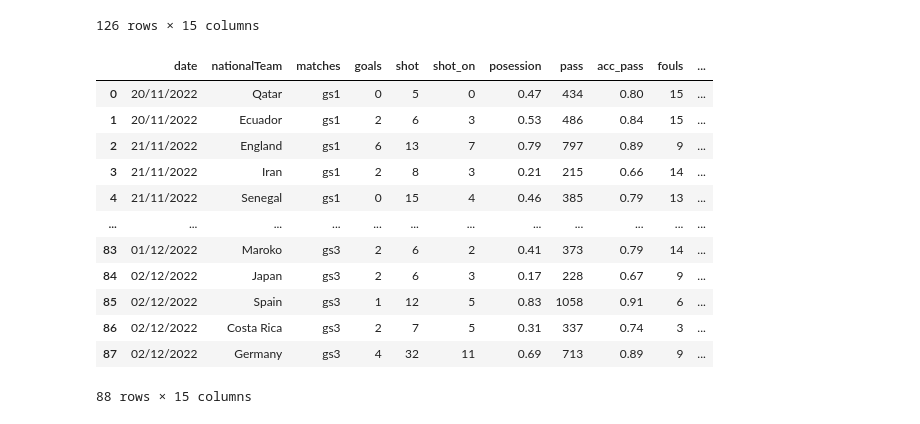
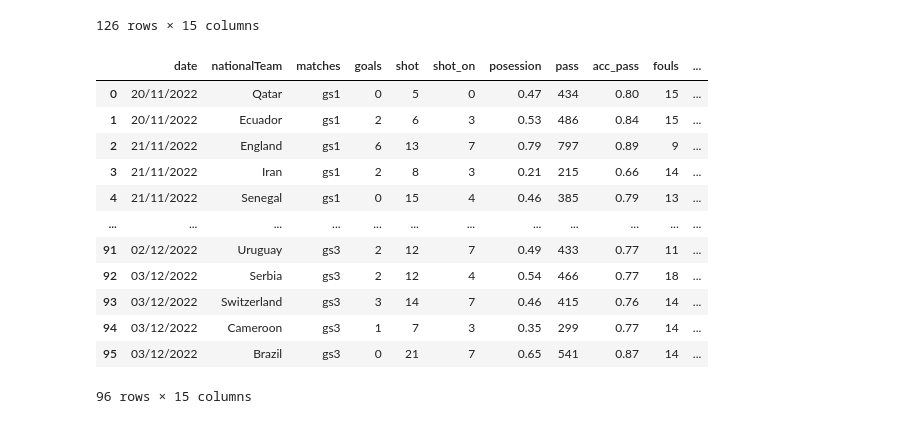
Before and after one commit to arivle/World-Cup-Data-Analytics, a Jupyter notebook: main-matchdata.ipynb, the cells around one changed output. Saved outputs shown, nothing was run; the diff lists cells and outputs as text; code cells hidden in the pictures.

```diff
--- a/main-matchdata.ipynb
+++ b/main-matchdata.ipynb
@@ -26,22 +27,22 @@ df
 # %%
 #take the data of all full time match
 
-df2 = df[df.result.notnull()]
+df2 = df[df["matches"].str.contains("gs")]
 df2
 # %% [output]
 |  | date | nationalTeam | matches | goals | shot | shot_on | posession | pass | acc_pass | fouls | ... |
 | 0 | 20/11/2022 | Qatar | gs1 | 0 | 5 | 0 | 0.47 | 434 | 0.80 | 15 | ... |
 | 1 | 20/11/2022 | Ecuador | gs1 | 2 | 6 | 3 | 0.53 | 486 | 0.84 | 15 | ... |
 | 2 | 21/11/2022 | England | gs1 | 6 | 13 | 7 | 0.79 | 797 | 0.89 | 9 | ... |
 | 3 | 21/11/2022 | Iran | gs1 | 2 | 8 | 3 | 0.21 | 215 | 0.66 | 14 | ... |
 | 4 | 21/11/2022 | Senegal | gs1 | 0 | 15 | 4 | 0.46 | 385 | 0.79 | 13 | ... |
 | ... | ... | ... | ... | ... | ... | ... | ... | ... | ... | ... | ... |
-| 83 | 01/12/2022 | Maroko | gs3 | 2 | 6 | 2 | 0.41 | 373 | 0.79 | 14 | ... |
-| 84 | 02/12/2022 | Japan | gs3 | 2 | 6 | 3 | 0.17 | 228 | 0.67 | 9 | ... |
-| 85 | 02/12/2022 | Spain | gs3 | 1 | 12 | 5 | 0.83 | 1058 | 0.91 | 6 | ... |
-| 86 | 02/12/2022 | Costa Rica | gs3 | 2 | 7 | 5 | 0.31 | 337 | 0.74 | 3 | ... |
-| 87 | 02/12/2022 | Germany | gs3 | 4 | 32 | 11 | 0.69 | 713 | 0.89 | 9 | ... |
+| 91 | 02/12/2022 | Uruguay | gs3 | 2 | 12 | 7 | 0.49 | 433 | 0.77 | 11 | ... |
+| 92 | 03/12/2022 | Serbia | gs3 | 2 | 12 | 4 | 0.54 | 466 | 0.77 | 18 | ... |
+| 93 | 03/12/2022 | Switzerland | gs3 | 3 | 14 | 7 | 0.46 | 415 | 0.76 | 14 | ... |
+| 94 | 03/12/2022 | Cameroon | gs3 | 1 | 7 | 3 | 0.35 | 299 | 0.77 | 14 | ... |
+| 95 | 03/12/2022 | Brazil | gs3 | 0 | 21 | 7 | 0.65 | 541 | 0.87 | 14 | ... |
-88 rows × 15 columns
+96 rows × 15 columns
 # %%
 df2.describe()
 # %% [output]
```
Also changed, not shown: parts of 46 cells of this notebook.
